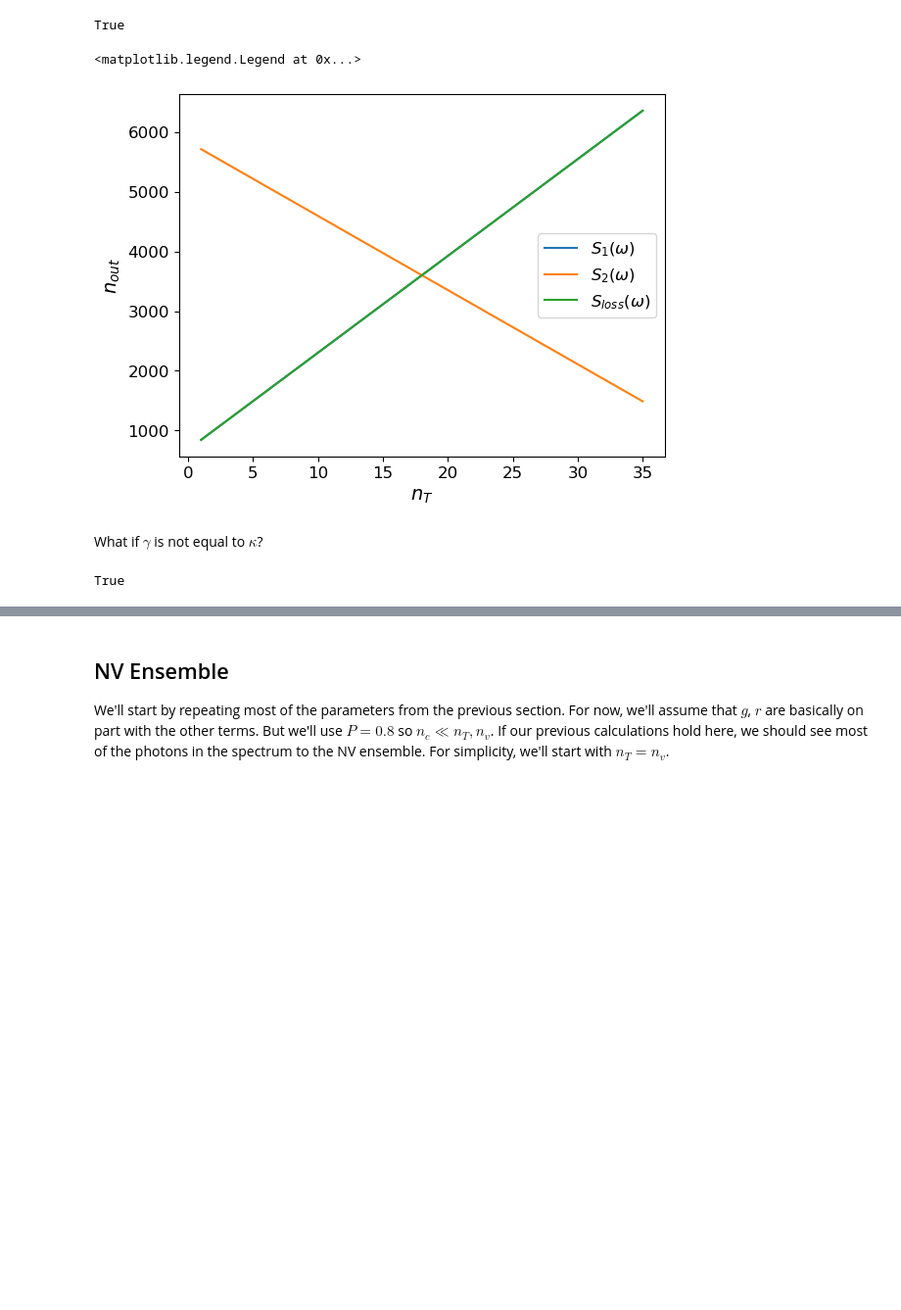
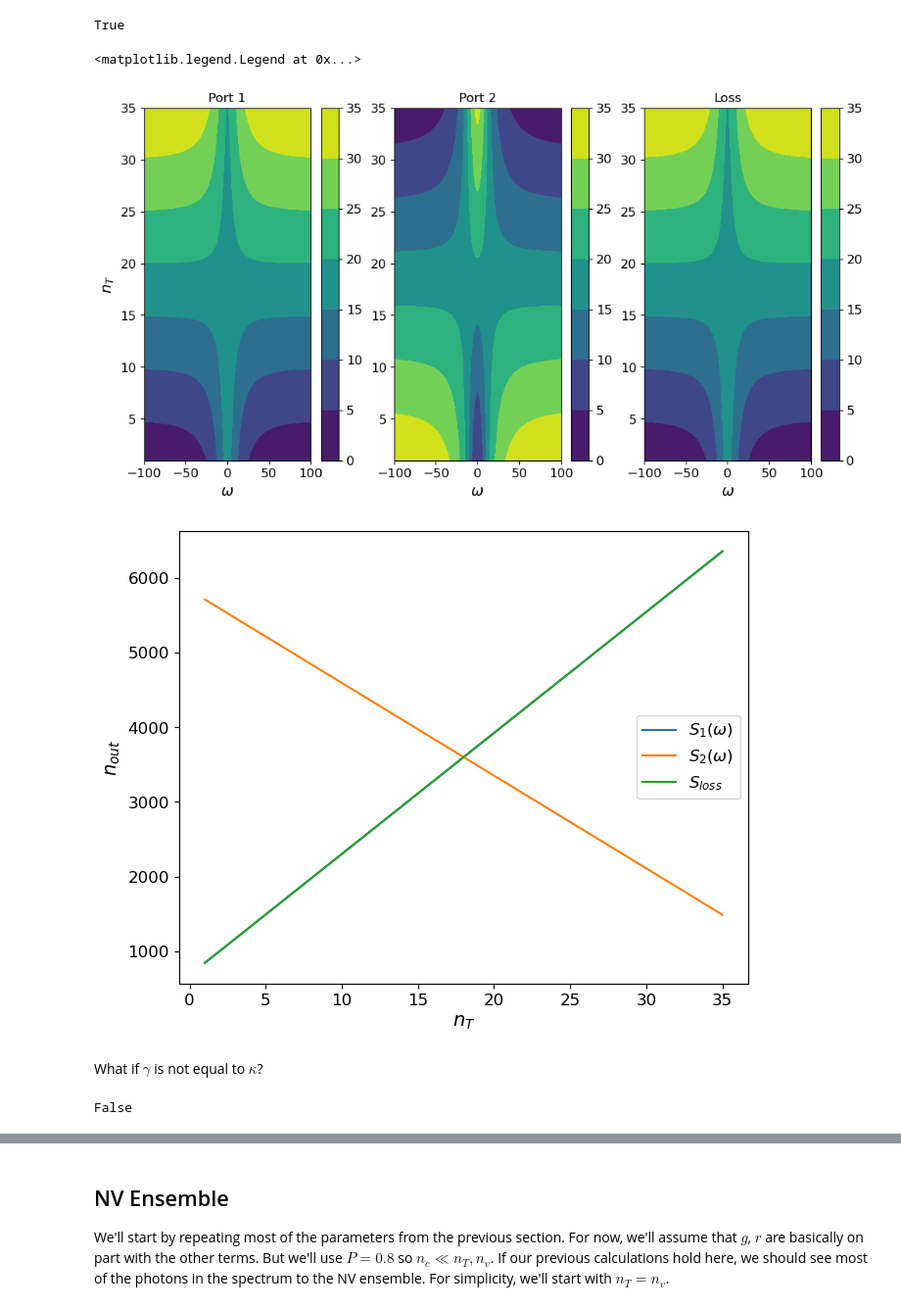
Before and after one commit to jleamer/mode_cooling, a Jupyter notebook: attenuation_calcs_extra.ipynb, the cells around one changed output, grey strips where cells are left out. Shown: that part at 98% size. Saved outputs shown, nothing was run; the diff lists cells and outputs as text; code cells hidden in the pictures; blank space fills up the shorter version.

```diff
--- a/attenuation_calcs_extra.ipynb
+++ b/attenuation_calcs_extra.ipynb
@@ -254,6 +278,14 @@ How does this change when we add the internal loss rate of the cavity back in?
 # %%
 # Set internal loss rate equal to the output couplings
 γ = κ
+# %%
+# Calculate spectra
+port1_spectra = [get_spectrum_a_no_NV(ω, κ, γ, ϕ, _[0], _[1]) for _ in zip(nTs, nvs)]
+port1_spectra = np.array(port1_spectra)
+port2_spectra = [get_spectrum_e_no_NV(ω, κ, γ, ϕ, _[0], _[1]) for _ in zip(nTs, nvs)]
+port2_spectra = np.array(port2_spectra)
+loss_spectra = [get_spectrum_b_no_NV(ω, κ, γ, ϕ, _[0], _[1]) for _ in zip(nTs, nvs)]
+loss_spectra = np.array(loss_spectra)
 # %%
 # Recalculate
 port1_photons = [get_photons_a_no_NV(ω, κ, γ, ϕ, _[0], _[1], 0, 0)[0] for _ in zip(nTs, nvs)]
@@ -269,15 +301,38 @@ np.allclose(tot_in_photons, port1_photons + port2_photons + loss_photons)
 # %% [output]
 True
 # %%
-plt.plot(nTs, port1_photons, label='$S_1(\\omega)$')
-plt.plot(nTs, port2_photons, label='$S_2(\\omega)$')
-plt.plot(nTs, loss_photons, label='$S_{loss}(\\omega)$')
-plt.xlabel("$n_T$")
-plt.ylabel("$n_{out}$")
+ωm, nTm = np.meshgrid(ω, nTs)
+
+fig = plt.figure(1, figsize=(12, 6))
+ax = fig.subplots(1, 3)
+im = ax[0].contourf(ωm, nTm, port1_spectra)
+ax[0].set_xlabel("$\\omega$")
+ax[0].set_ylabel("$n_T$")
+ax[0].set_title("Port 1")
+fig.colorbar(im)
+
+im2 = ax[1].contourf(ωm, nTm, port2_spectra)
+ax[1].set_xlabel("$\\omega$")
+ax[1].set_title("Port 2")
+fig.colorbar(im2)
+
+im3 = ax[2].contourf(ωm, nTm, loss_spectra)
+ax[2].set_xlabel("$\\omega$")
+ax[2].set_title("Loss")
+fig.colorbar(im3)
+
+fig2 = plt.figure(2, figsize=(7.5,6))
+ax = fig2.subplots(1, 1)
+ax.plot(nTs, port1_photons, label='$S_1(\\omega)$')
+ax.plot(nTs, port2_photons, label='$S_2(\\omega)$')
+ax.plot(nTs, loss_photons, label='$S_{loss}$')
+ax.set_xlabel("$n_T$")
+ax.set_ylabel("$n_{out}$")
 plt.legend()
 # %% [output]
 <matplotlib.legend.Legend at 0x...>
-[figure, old version]
+[figure, new version]
+[figure, added]
 # %% [markdown]
 What if $\gamma$ is not equal to $\kappa$?
 # %%
@@ -286,15 +349,15 @@ What if $\gamma$ is not equal to $\kappa$?
 # %%
 # Recalculate
-port1_photons = [[get_photons_a_no_NV(ω, κ, y, ϕ, _[0], _[1], 0, 0)[0] for _ in zip(nTs, nvs)] for y in γ]
+port1_photons = [get_photons_a_no_NV(ω, κ, γ, ϕ, _[0], _[1], 0, 0)[0] for _ in zip(nTs, nvs)]
 port1_photons = np.array(port1_photons)
-port2_photons = [[get_photons_e_no_NV(ω, κ, y, ϕ, _[0], _[1], 0, 0)[0] for _ in zip(nTs, nvs)] for y in γ]
+port2_photons = [get_photons_e_no_NV(ω, κ, γ, ϕ, _[0], _[1], 0, 0)[0] for _ in zip(nTs, nvs)]
 port2_photons = np.array(port2_photons)
-loss_photons = [[get_photons_b_no_NV(ω, κ, y, ϕ, _[0], _[1], 0, 0)[0] for _ in zip(nTs, nvs)] for y in γ]
+loss_photons = [get_photons_b_no_NV(ω, κ, γ, ϕ, _[0], _[1], 0, 0)[0] for _ in zip(nTs, nvs)]
 loss_photons = np.array(loss_photons)
 
 # Now the total noise photons has an extra 2γnT
 tot_in_photons = 4 * ω[-1] * nTs + 2 * ω[-1] * nvs
 np.allclose(tot_in_photons, port1_photons[0] + port2_photons[0] + loss_photons[0])
 # %% [output]
-True
+False
 # %%
```
Also changed, not shown: parts of 17 cells of this notebook.
